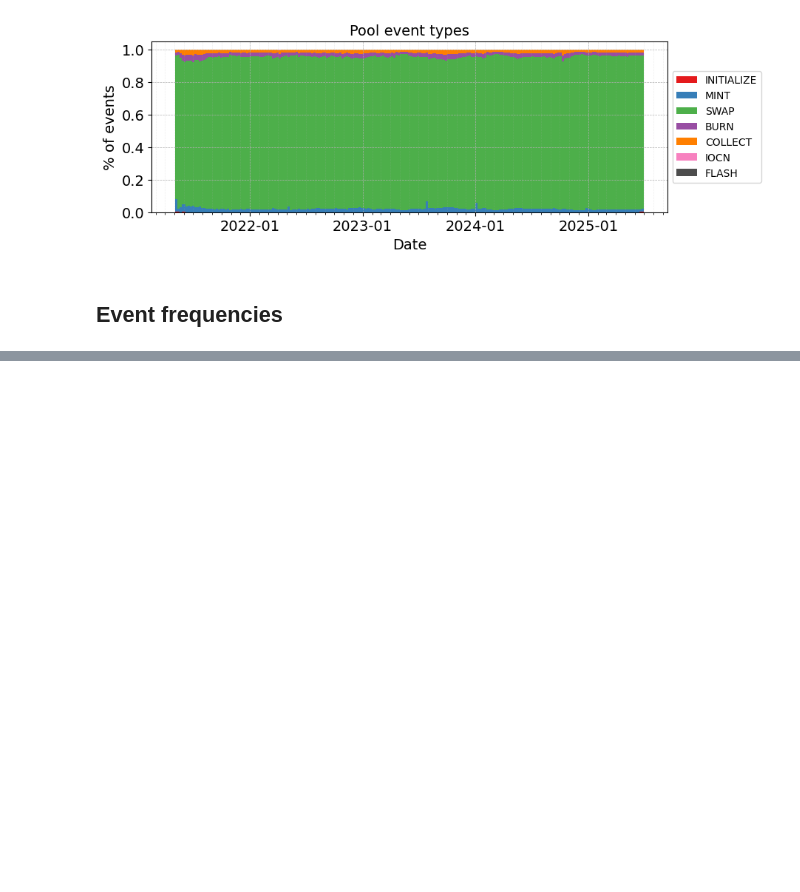
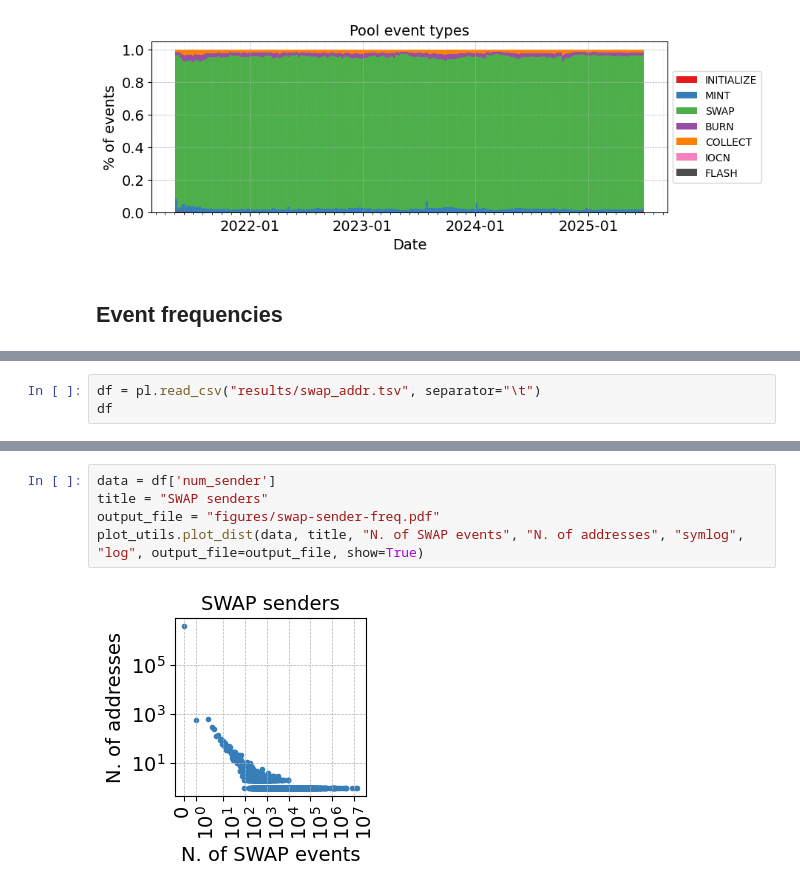
Before and after one commit to mloporchio/UniswapAnalysis, a Jupyter notebook: nb_pool.ipynb, the cells around one changed output, grey strips where cells are left out. Drawn from its saved outputs; the diff is of its cells as text; blank space fills up the shorter version.

Commit message:
New figures

```diff
--- a/nb_pool.ipynb
+++ b/nb_pool.ipynb
@@ -240,0 +229,3 @@ Plotting for type FLASH...
+# %%
+df = pl.read_csv("results/swap_addr.tsv", separator="\t")
+df
@@ -240,0 +247,7 @@ Plotting for type FLASH...
+# %%
+data = df['num_sender']
+title = "SWAP senders"
+output_file = "figures/swap-sender-freq.pdf"
+plot_utils.plot_dist(data, title, "N. of SWAP events", "N. of addresses", "symlog", "log", output_file=output_file, show=True)
+# %% [output]
+[figure, added]
```
Also changed, not shown: parts of 12 cells of this notebook, 26 other files.
